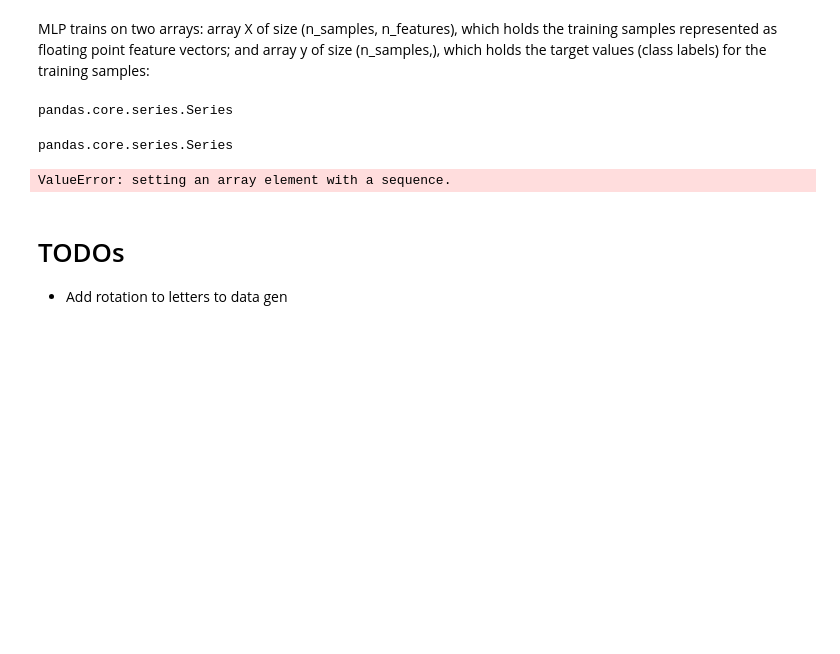
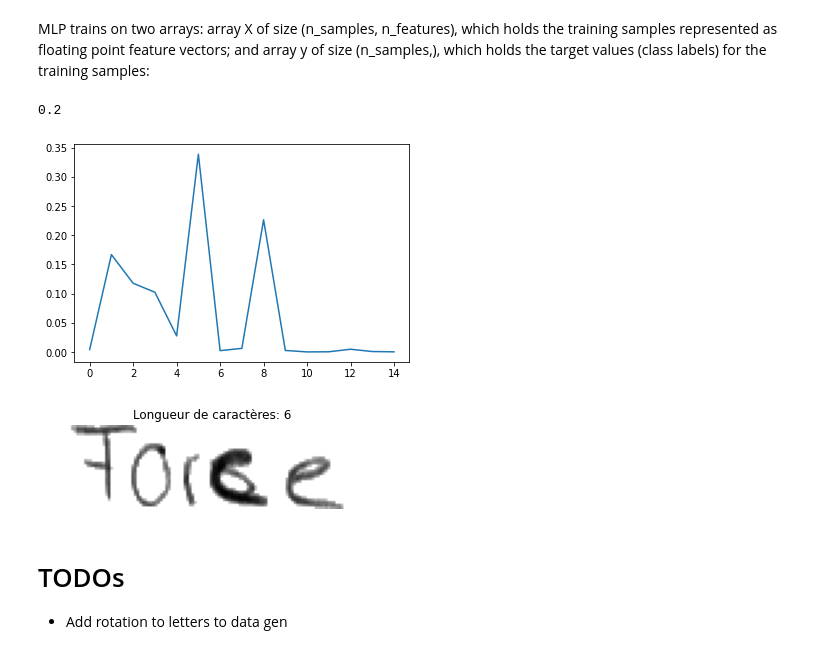
Before and after one commit to sfc-gh-zblackwood/OCRPyMan, a Jupyter notebook: notebooks/letter_detection.ipynb, the cells around one changed output. Saved outputs shown, nothing was run; the diff lists cells and outputs as text; code cells hidden in the pictures; blank space fills up the shorter version.

```diff
--- a/notebooks/letter_detection.ipynb
+++ b/notebooks/letter_detection.ipynb
@@ -250,24 +288,37 @@ ValueError: Error when checking input: expected input_8 to have 3 dimensions, bu
 # %% [markdown]
 MLP trains on two arrays: array X of size (n_samples, n_features), which holds the training samples represented as floating point feature vectors; and array y of size (n_samples,), which holds the target values (class labels) for the training samples:
-# %%
-type(X_train)
-# %% [output]
-pandas.core.series.Series
-# %%
-type(y_train)
-# %% [output]
-pandas.core.series.Series
 # %%
 from sklearn.neural_network import MLPClassifier
 
-clf = MLPClassifier(solver='lbfgs', alpha=1e-5,
-                    hidden_layer_sizes=(5, 2), random_state=1)
+clf = MLPClassifier(
+    solver='adam',
+    # alpha=1e-5,
+    # batch_size=50,
+    # hidden_layer_sizes=(5, 15),
+    max_iter=10_000,
+    random_state=42
+)
 
 clf.fit(X_train, y_train)
-
 clf.score(X_test, y_test)
 # %% [output]
-ValueError: setting an array element with a sequence.
+0.2
+# %%
+y_pred = clf.predict(X_test)
+y_pred_proba = clf.predict_proba(X_test)
+# %%
+plt.plot(range(len(y_pred_proba[0])), y_pred_proba[0])
+plt.show()
+# %% [output]
+[figure, added]
+# %%
+selected_row = X_test[0]
+plt.title("Longueur de caractères: " + str(y_pred[0]))
+plt.imshow(selected_row.reshape(32, 128), cmap='gray')
+plt.axis('off')
+plt.show()
+# %% [output]
+[figure, added]
 # %% [markdown]
 # TODOs
 
```
Also changed, not shown: parts of 5 cells of this notebook.
